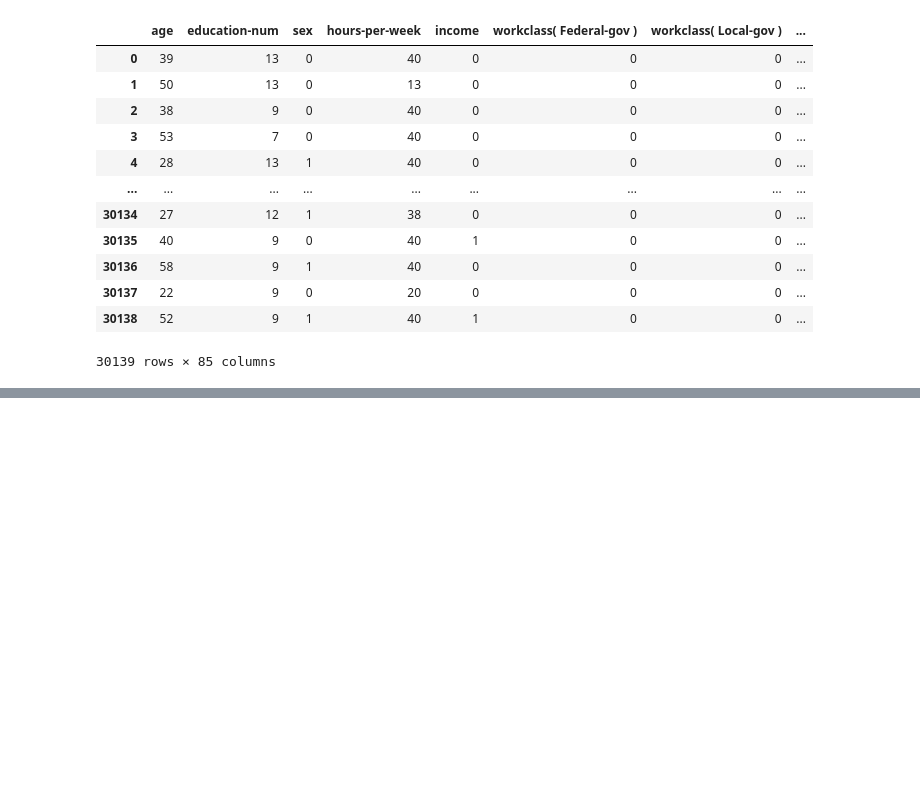
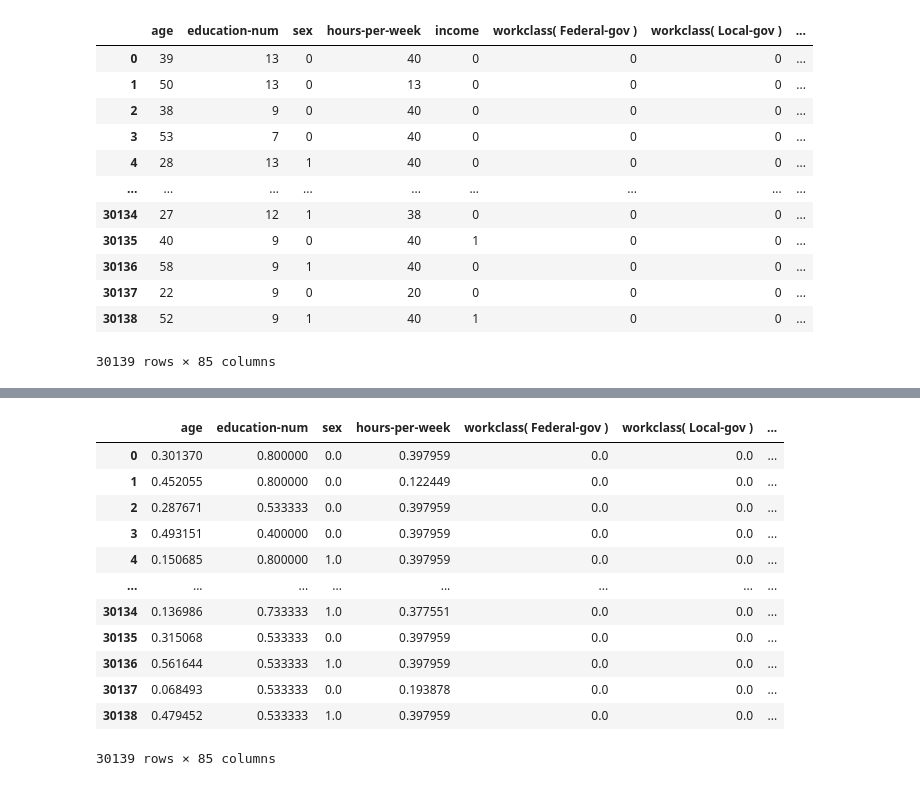
Before and after one commit to RobyBobby24/DataAnalyticsProject, a Jupyter notebook: test(1.0).ipynb, the cells around one changed output, grey strips where cells are left out. Saved outputs shown, nothing was run; the diff lists cells and outputs as text; code cells hidden in the pictures; blank space fills up the shorter version.

```diff
--- a/test(1.0).ipynb
+++ b/test(1.0).ipynb
@@ -445,5 +292,5 @@ dataset
 # %%
-def Encoding(columnName):
+def Encoding(columnName, dataset):
     a = dataset[columnName].unique()
     a.sort()
 
@@ -462,7 +309,7 @@ datatypes = dataset.dtypes
 columnNames = dataset.columns
 for i,el in enumerate(datatypes):
     if el == "object":
-        dataset = Encoding(columnNames[i])
+        dataset = Encoding(columnNames[i], dataset)
 dataset
 # %% [output]
 |  | age | education-num | sex | hours-per-week | income | workclass( Federal-gov ) | workclass( Local-gov ) | ... |
@@ -520,0 +353,25 @@ dataset
+# %%
+# Move income column to the end
+
+old_columns = dataset.columns.tolist()
+
+index = dataset.columns.get_loc("income")
+
+new_columns = old_columns[0:index] + old_columns[index+1:] + old_columns[index:index+1]
+
+dataset = dataset[new_columns]
+dataset
+# %% [output]
+|  | age | education-num | sex | hours-per-week | workclass( Federal-gov ) | workclass( Local-gov ) | ... |
+| 0 | 0.301370 | 0.800000 | 0.0 | 0.397959 | 0.0 | 0.0 | ... |
+| 1 | 0.452055 | 0.800000 | 0.0 | 0.122449 | 0.0 | 0.0 | ... |
+| 2 | 0.287671 | 0.533333 | 0.0 | 0.397959 | 0.0 | 0.0 | ... |
+| 3 | 0.493151 | 0.400000 | 0.0 | 0.397959 | 0.0 | 0.0 | ... |
+| 4 | 0.150685 | 0.800000 | 1.0 | 0.397959 | 0.0 | 0.0 | ... |
+| ... | ... | ... | ... | ... | ... | ... | ... |
+| 30134 | 0.136986 | 0.733333 | 1.0 | 0.377551 | 0.0 | 0.0 | ... |
+| 30135 | 0.315068 | 0.533333 | 0.0 | 0.397959 | 0.0 | 0.0 | ... |
+| 30136 | 0.561644 | 0.533333 | 1.0 | 0.397959 | 0.0 | 0.0 | ... |
+| 30137 | 0.068493 | 0.533333 | 0.0 | 0.193878 | 0.0 | 0.0 | ... |
+| 30138 | 0.479452 | 0.533333 | 1.0 | 0.397959 | 0.0 | 0.0 | ... |
+30139 rows × 85 columns
```
Also changed, not shown: parts of 35 cells of this notebook.
